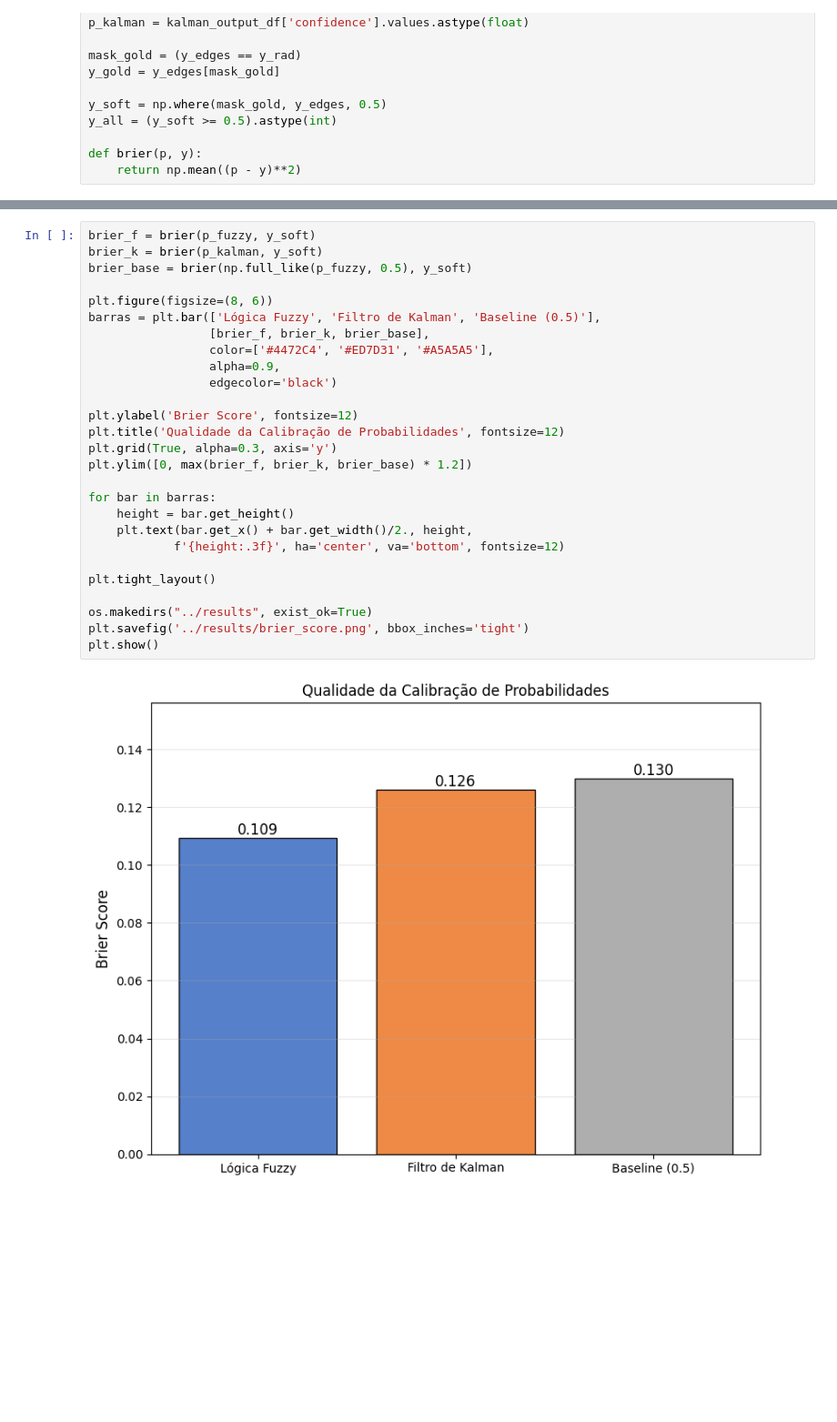
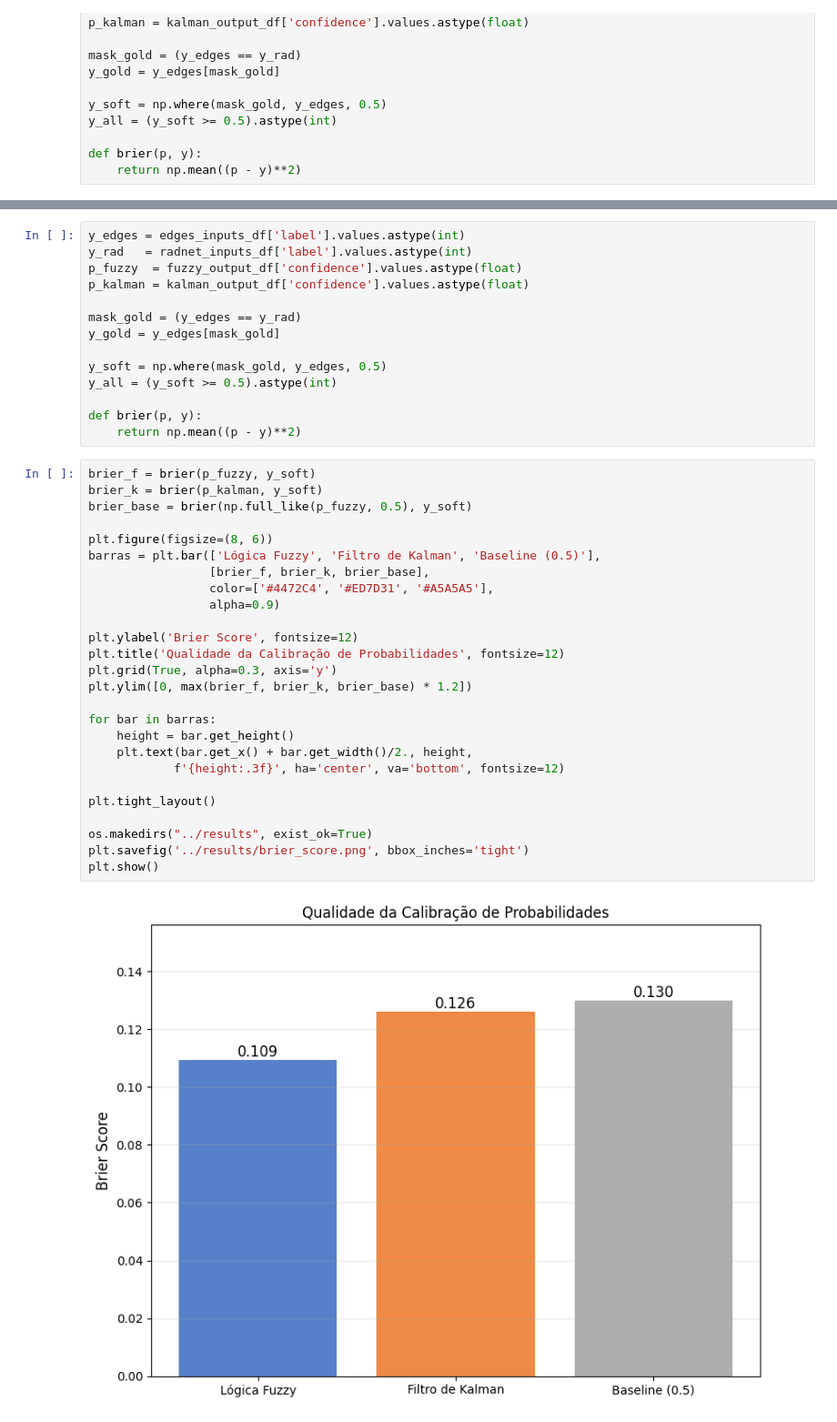
Before and after one commit to charlesluizmendes/RadnetFusion, a Jupyter notebook: src/7.results.ipynb, the cells around one changed output, grey strips where cells are left out. Shown at 91% size. Saved outputs shown, nothing was run; the diff lists cells and outputs as text; blank space fills up the shorter version.

```diff
--- a/src/7.results.ipynb
+++ b/src/7.results.ipynb
@@ -210,29 +220,42 @@ plt.show()
+# %%
+y_edges = edges_inputs_df['label'].values.astype(int)
+y_rad   = radnet_inputs_df['label'].values.astype(int)
+p_fuzzy  = fuzzy_output_df['confidence'].values.astype(float)
+p_kalman = kalman_output_df['confidence'].values.astype(float)
+
+mask_gold = (y_edges == y_rad)
+y_gold = y_edges[mask_gold]
+
+y_soft = np.where(mask_gold, y_edges, 0.5)
+y_all = (y_soft >= 0.5).astype(int)
+
+def brier(p, y):
+    return np.mean((p - y)**2)
 # %%
 brier_f = brier(p_fuzzy, y_soft)
 brier_k = brier(p_kalman, y_soft)
 brier_base = brier(np.full_like(p_fuzzy, 0.5), y_soft)
 
 plt.figure(figsize=(8, 6))
 barras = plt.bar(['Lógica Fuzzy', 'Filtro de Kalman', 'Baseline (0.5)'],
                  [brier_f, brier_k, brier_base],
                  color=['#4472C4', '#ED7D31', '#A5A5A5'],
-                 alpha=0.9,
-                 edgecolor='black')
+                 alpha=0.9)
 
 plt.ylabel('Brier Score', fontsize=12)
 plt.title('Qualidade da Calibração de Probabilidades', fontsize=12)
 plt.grid(True, alpha=0.3, axis='y')
 plt.ylim([0, max(brier_f, brier_k, brier_base) * 1.2])
 
 for bar in barras:
     height = bar.get_height()
     plt.text(bar.get_x() + bar.get_width()/2., height,
             f'{height:.3f}', ha='center', va='bottom', fontsize=12)
 
 plt.tight_layout()
 
 os.makedirs("../results", exist_ok=True)
 plt.savefig('../results/brier_score.png', bbox_inches='tight')
 plt.show()
 # %% [output]
-[figure, old version]
+[figure, new version]
```
Also changed, not shown: parts of 6 cells of this notebook, 2 other files.
